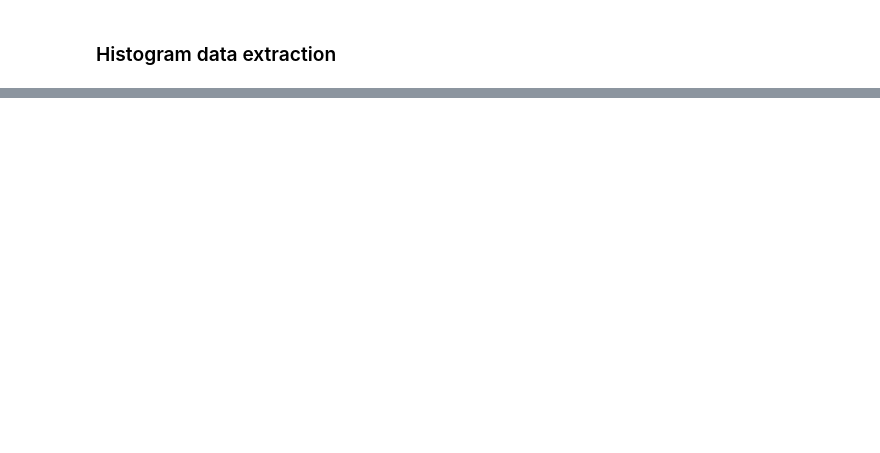
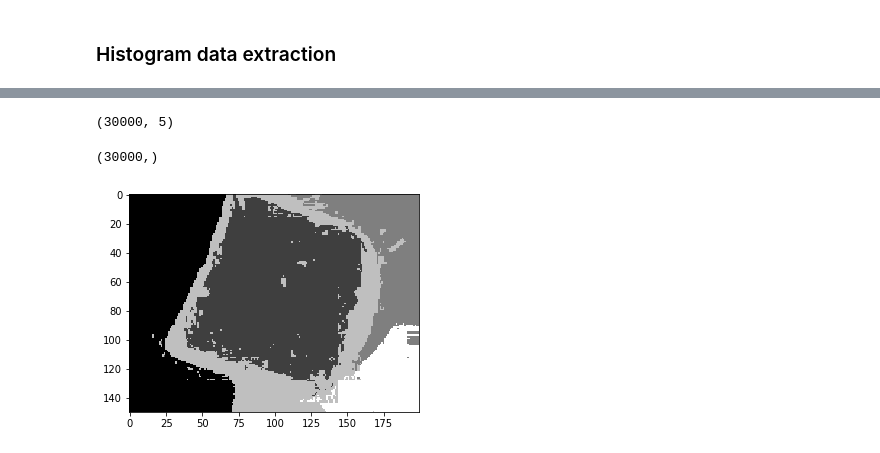
Before and after one commit to AdamT90/FoodML, a Jupyter notebook: prototyping/Smarter processing of RawDF.ipynb, the cells around one changed output, grey strips where cells are left out. Saved outputs shown, nothing was run; the diff lists cells and outputs as text; code cells hidden in the pictures; blank space fills up the shorter version.

```diff
--- a/prototyping/Smarter processing of RawDF.ipynb
+++ b/prototyping/Smarter processing of RawDF.ipynb
@@ -585,0 +647,22 @@ hdict
+# %%
+imgforSeg = np.zeros((img.shape[0]*img.shape[1],5))
+for i in range(img.shape[0]):
+    for j in range(img.shape[1]):
+        imgforSeg[(img.shape[0]*j)+i,:] = np.append(img[i][j],[j,i])
+Xseg = np.array(imgforSeg)
+Xseg.shape
+# %%
+Xseg = np.array(imgforSeg)
+Xseg.shape
+# %% [output]
+(30000, 5)
+# %%
+from sklearn import mixture
+n_kernels = 5
+gmm = mixture.GaussianMixture(n_components=n_kernels, covariance_type='full')
+gmm.fit(Xseg)
+labels = gmm.predict(Xseg)
+# %%
+labels.shape
+# %% [output]
+(30000,)
@@ -585,0 +671,10 @@ hdict
+# %%
+img2 = np.zeros(img.shape)
+for i in range(img2.shape[0]):
+    for j in range(img2.shape[1]):
+        img2[i][j] = labels[j*(img2.shape[0])+i]
+# %%
+plt.imshow(img2/np.max(img2))
+plt.show()
+# %% [output]
+[figure, added]
```
Also changed, not shown: parts of 62 cells of this notebook.
